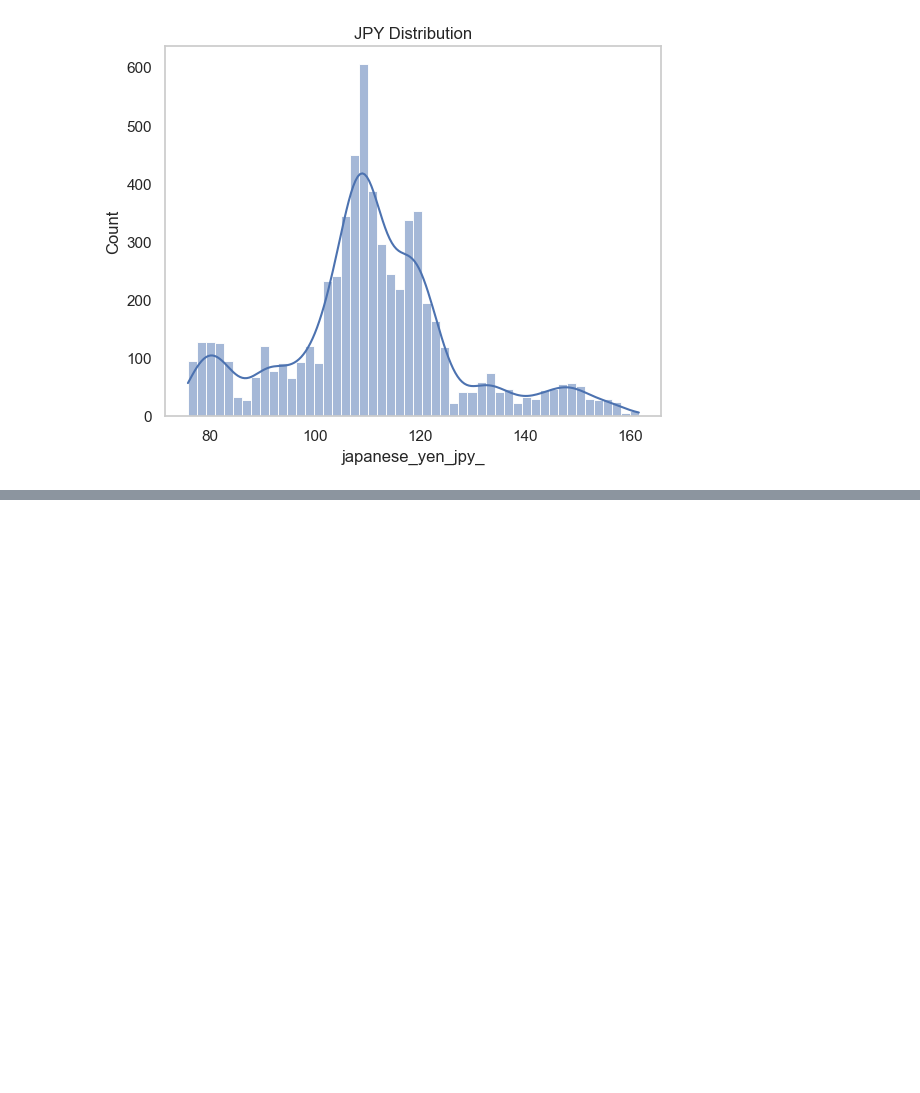
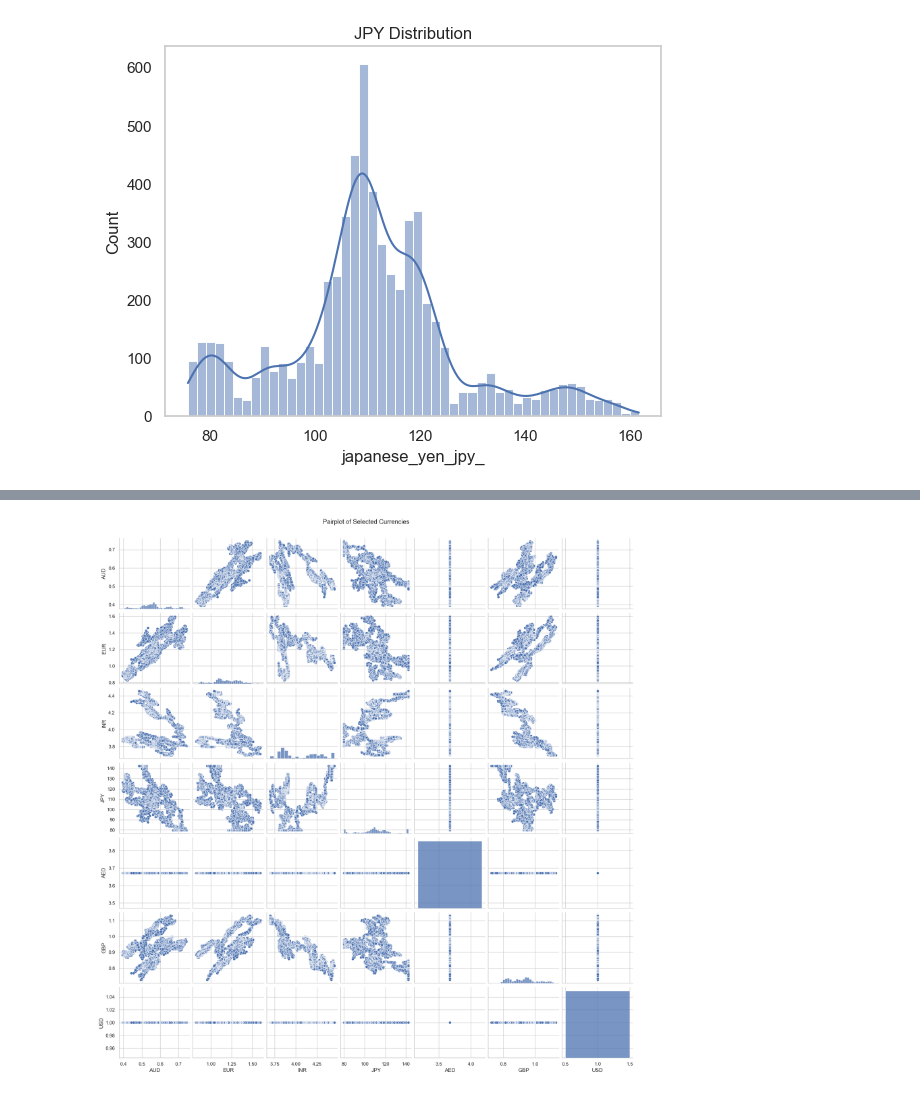
Before and after one commit to Shirisha-18/exchange-rates-forecasting, a Jupyter notebook: notebooks/notebook.ipynb, the cells around one changed output, grey strips where cells are left out. Saved outputs shown, nothing was run; the diff lists cells and outputs as text; code cells hidden in the pictures; blank space fills up the shorter version.

```diff
--- a/notebooks/notebook.ipynb
+++ b/notebooks/notebook.ipynb
@@ -212,0 +253,8 @@ plt.show()
+# %%
+# Plot pairplot
+sns.pairplot(df)
+plt.suptitle('Pairplot of Selected Currencies', y=1.02)
+plt.grid(False)
+plt.show()
+# %% [output]
+[figure, added]
```
Also changed, not shown: parts of 36 cells of this notebook, 1 other file.
